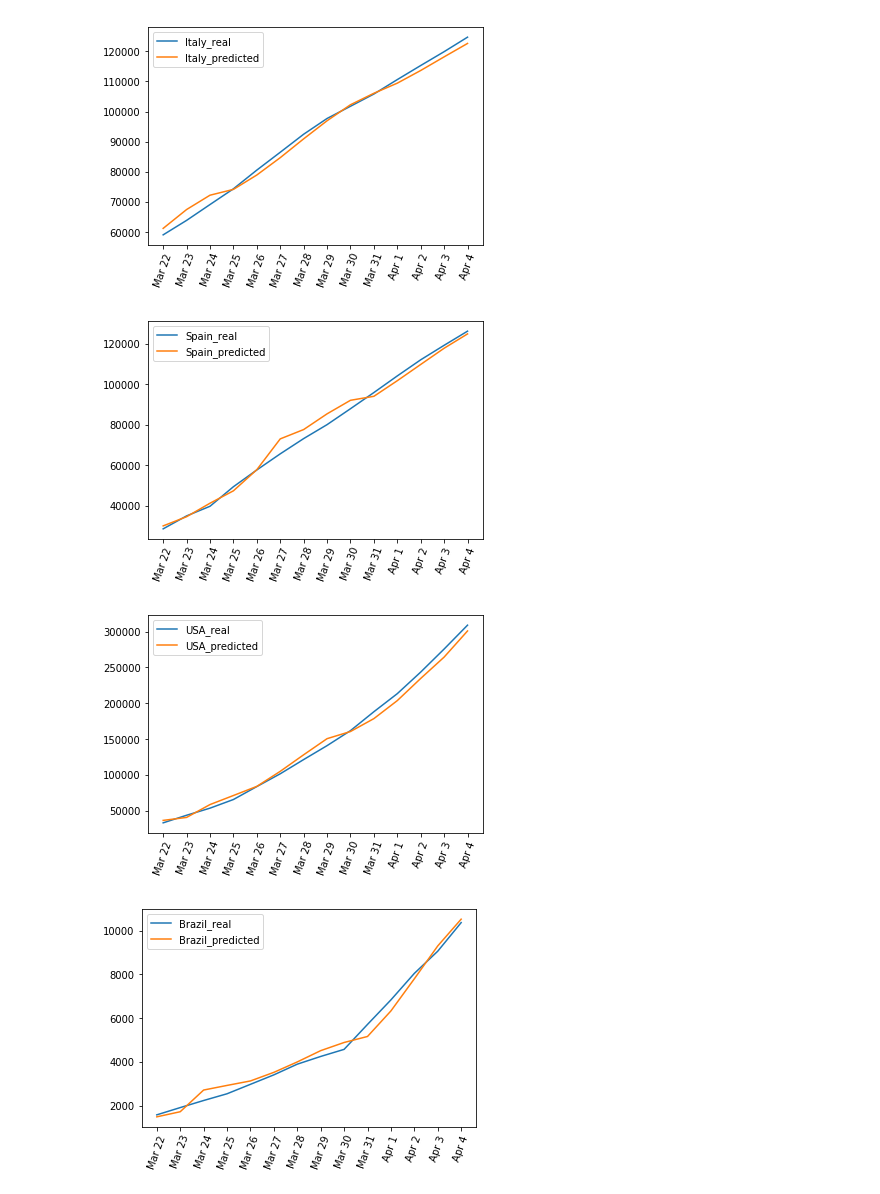
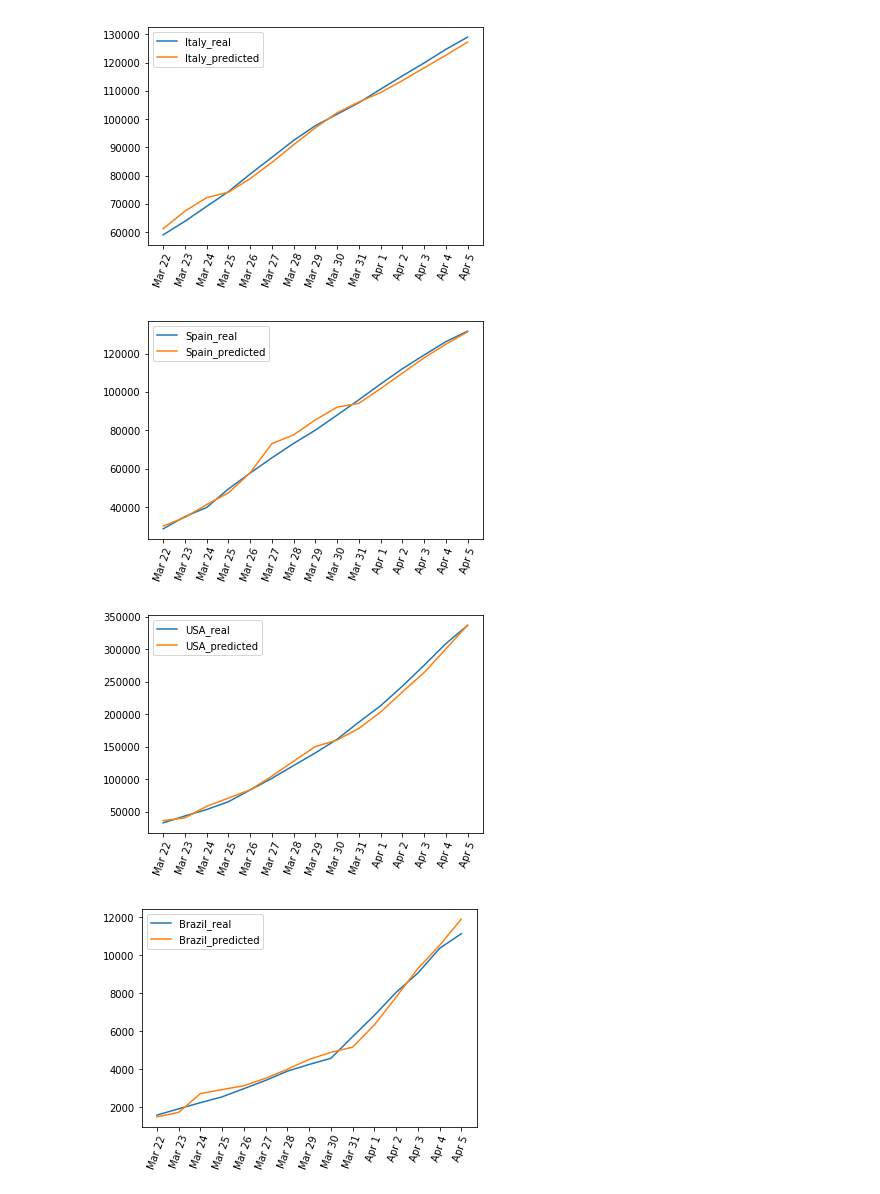
Before and after one commit to lucastsutsui/corona-prediction, a Jupyter notebook: realVsPredictedComparison.ipynb, the cells around one changed output. Saved outputs shown, nothing was run; the diff lists cells and outputs as text; code cells hidden in the pictures.

```diff
--- a/realVsPredictedComparison.ipynb
+++ b/realVsPredictedComparison.ipynb
@@ -18,35 +18,35 @@ Average Error: 4.47
 realData = dict()
 predData = dict()
 
 for country in ["Italy", "Spain", "USA", "Brazil"]:
     realData[country] = []
     predData[country] = []
 
 for i in range(int(len(dataset) / 2)):
     predData["Italy"].append(dataset[2 * i][0])
     realData["Italy"].append(dataset[(2 * i) + 1][0])
 
     predData["Spain"].append(dataset[2 * i][1])
     realData["Spain"].append(dataset[(2 * i) + 1][1])
 
     predData["USA"].append(dataset[2 * i][2])
     realData["USA"].append(dataset[(2 * i) + 1][2])
 
     predData["Brazil"].append(dataset[2 * i][3])
     realData["Brazil"].append(dataset[(2 * i) + 1][3])
 
 xlabel = ["Mar 22", "Mar 23", "Mar 24", "Mar 25", "Mar 26",
           "Mar 27", "Mar 28", "Mar 29", "Mar 30", "Mar 31",
-          "Apr 1", "Apr 2", "Apr 3", "Apr 4"]
+          "Apr 1", "Apr 2", "Apr 3", "Apr 4", "Apr 5"]
 
 for country in ["Italy", "Spain", "USA", "Brazil"]:
     plt.plot(realData[country], label=country + "_real")
     plt.plot(predData[country], label=country+"_predicted")
     plt.legend()
     plt.xticks(range(len(xlabel)), xlabel, rotation=70)
     plt.show()
 # %% [output]
-[figure, old version]
+[figure, new version]
-[figure, old version]
+[figure, new version]
-[figure, old version]
+[figure, new version]
-[figure, old version]
+[figure, new version]
```
Also changed, not shown: parts of 1 cell of this notebook, 2 other files.
